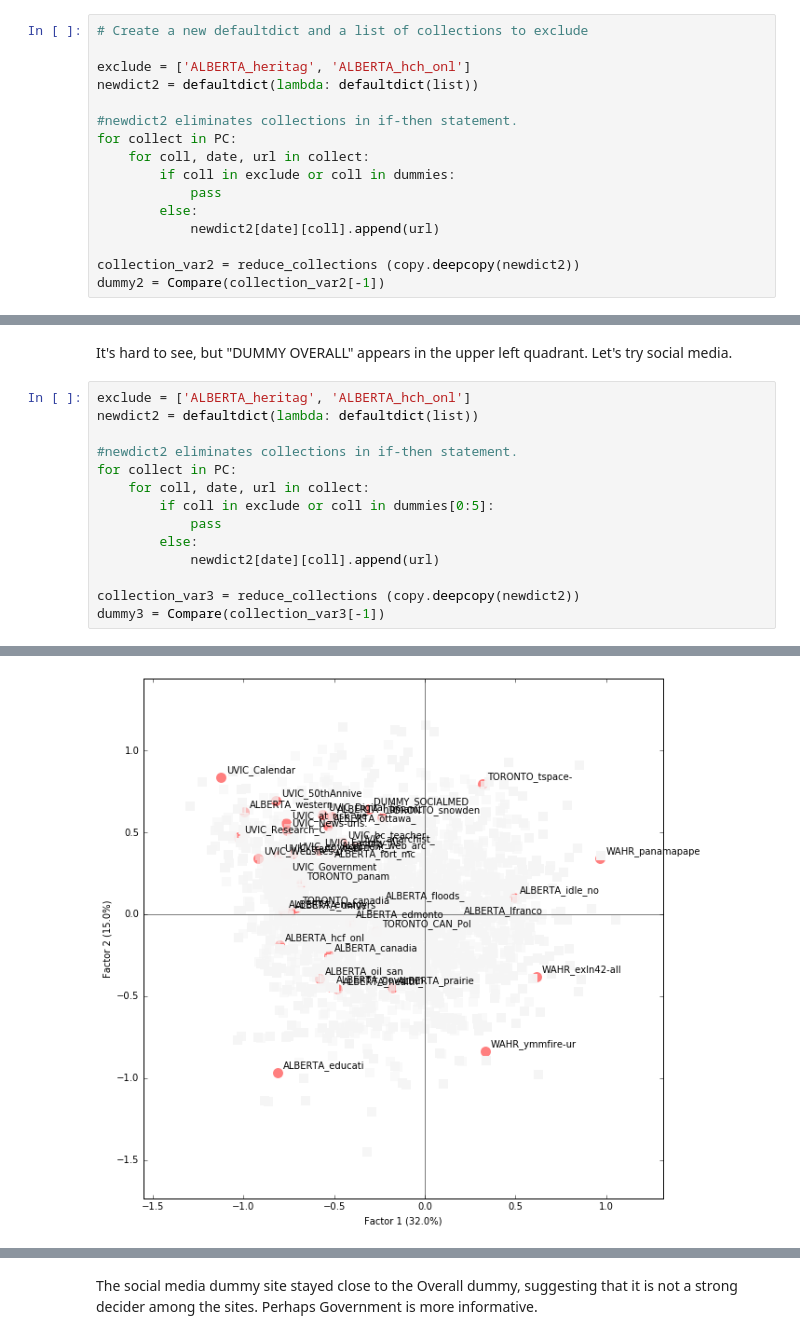
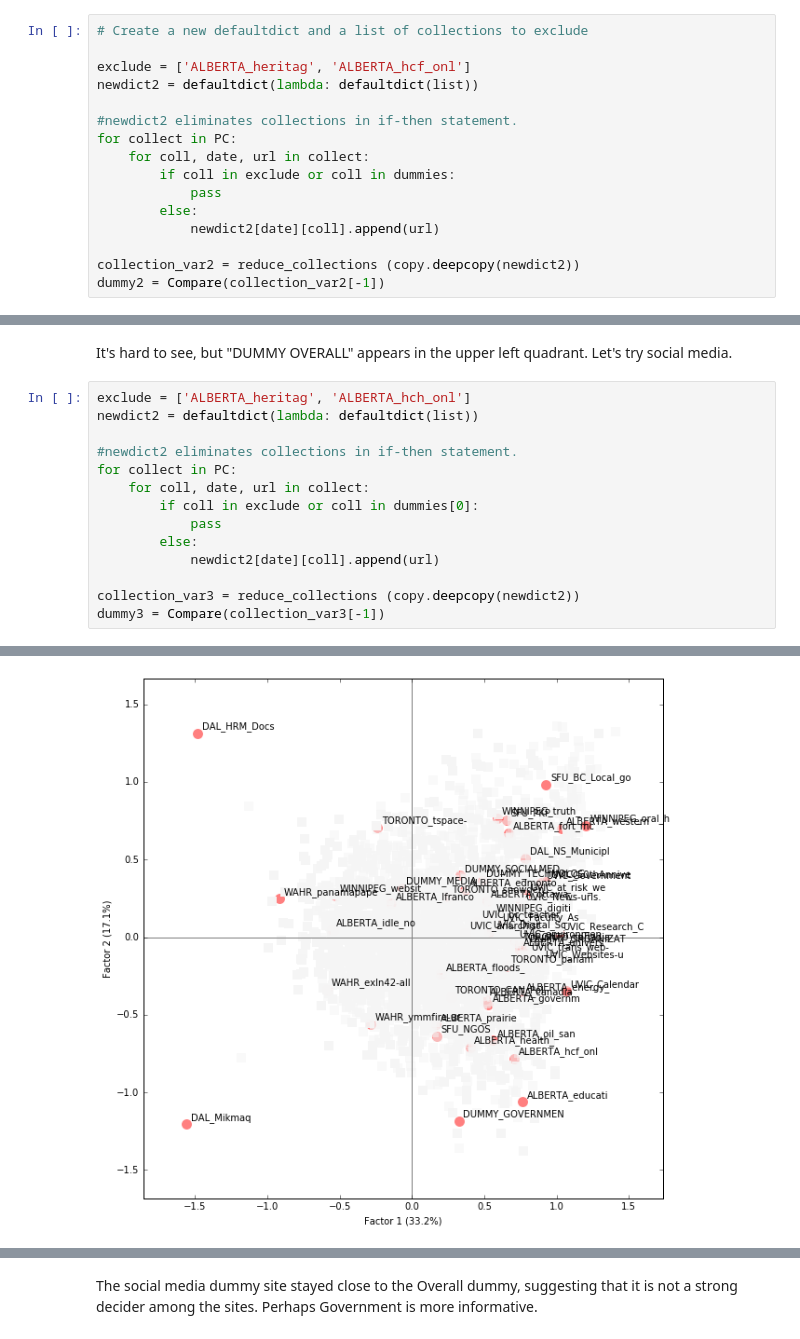
Before and after one commit to web-archive-group/WALK, a Jupyter notebook: Compare/Using_Compare_to_Evaluate_Web_Archive_Collections.ipynb, the cells around one changed output, grey strips where cells are left out. Saved outputs shown, nothing was run; the diff lists cells and outputs as text.

```diff
--- a/Compare/Using_Compare_to_Evaluate_Web_Archive_Collections.ipynb
+++ b/Compare/Using_Compare_to_Evaluate_Web_Archive_Collections.ipynb
@@ -139,7 +139,7 @@ The purpose of exploratory analysis is to create hypotheses that can later be te
 # %%
 # Create a new defaultdict and a list of collections to exclude
 
-exclude = ['ALBERTA_heritag', 'ALBERTA_hch_onl']
+exclude = ['ALBERTA_heritag', 'ALBERTA_hcf_onl']
 newdict2 = defaultdict(lambda: defaultdict(list))
 
 #newdict2 eliminates collections in if-then statement.
@@ -274,7 +286,7 @@ newdict2 = defaultdict(lambda: defaultdict(list))
 #newdict2 eliminates collections in if-then statement.
 for collect in PC:
     for coll, date, url in collect:
-        if coll in exclude or coll in dummies[0:5]:
+        if coll in exclude or coll in dummies[0]:
             pass
         else:
             newdict2[date][coll].append(url)
@@ -293 +307 @@ dummy3 = Compare(collection_var3[-1])
-[figure, old version]
+[figure, new version]
```
Also changed, not shown: parts of 9 cells of this notebook.
